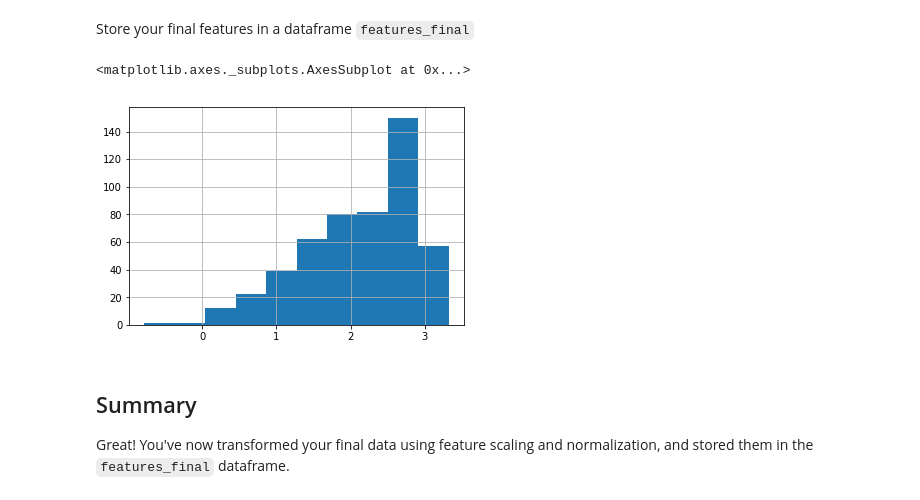
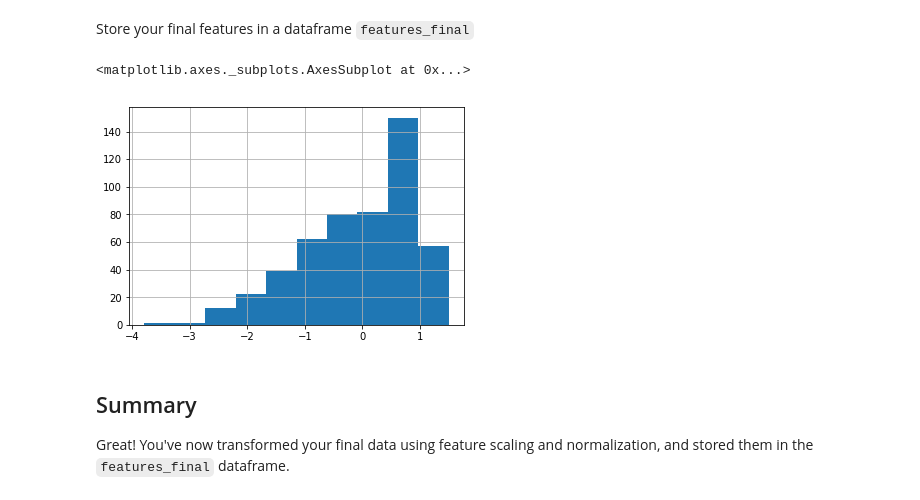
Before and after one commit to max-miller/dsc-feature-scaling-and-normalization-lab-nyc-ds-career-042219, a Jupyter notebook: index.ipynb, the cells around one changed output. Saved outputs shown, nothing was run; the diff lists cells and outputs as text; code cells hidden in the pictures.

```diff
--- a/index.ipynb
+++ b/index.ipynb
@@ -69,17 +69,17 @@ Store your final features in a dataframe `features_final`
 # %%
 import numpy as np
 #boston_features['AGE'] = np.log(boston_features['AGE'])
 #boston_features['AGE'].hist()
 INDUS_norm = boston_features['INDUS']
 log_INDUS = np.log(INDUS_norm)
 #INDUS_norm = (INDUS_norm - INDUS_norm.mean())/(INDUS_norm.max()-INDUS_norm.min())
 logscaled_INDUS = (log_INDUS - np.mean(log_INDUS))/np.sqrt(np.var(log_INDUS))
 #INDUS_norm.hist()
-log_INDUS.hist()
-#logscaled_INDUS.hist()
+#log_INDUS.hist()
+logscaled_INDUS.hist()
 # %% [output]
 <matplotlib.axes._subplots.AxesSubplot at 0x...>
-[figure, old version]
+[figure, new version]
 # %% [markdown]
 ## Summary
 Great! You've now transformed your final data using feature scaling and normalization, and stored them in the `features_final` dataframe.
```
